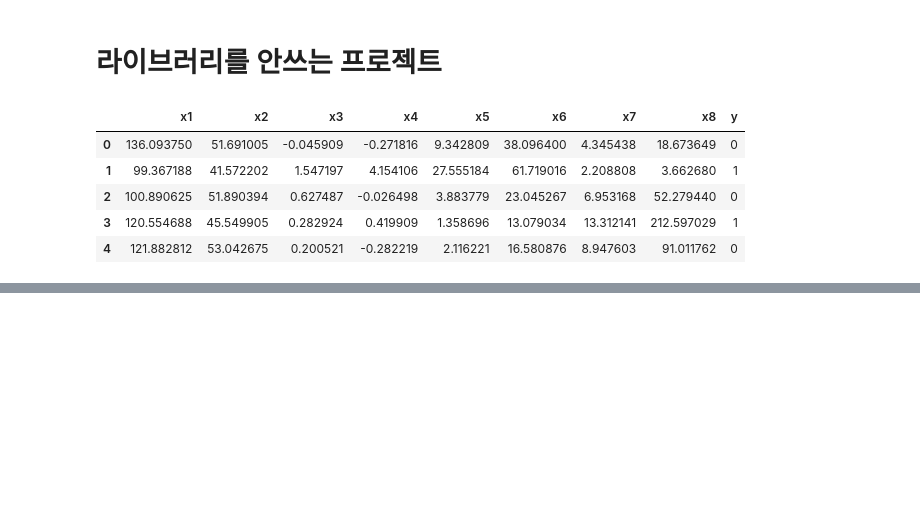
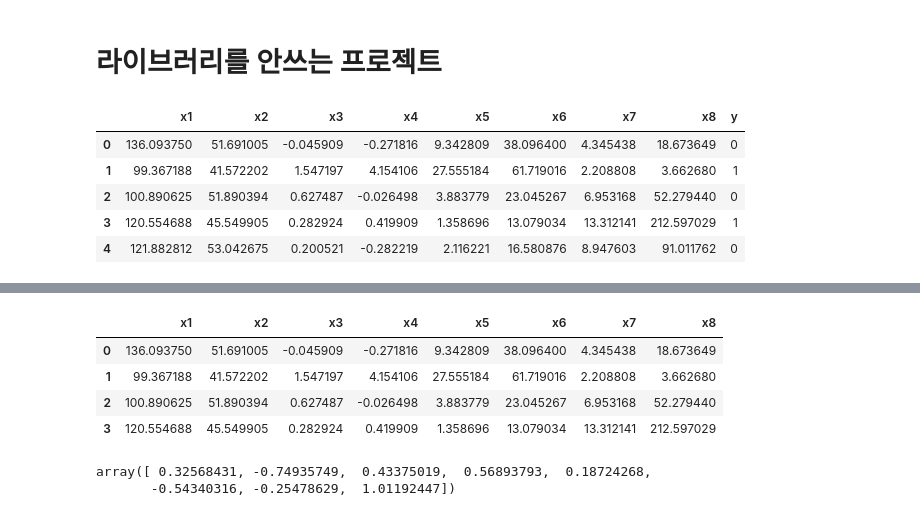
Before and after one commit to youngwoo3283/projectcp1_ANN, a Jupyter notebook: 프로젝트_cp1.ipynb, the cells around one changed output, grey strips where cells are left out. Cells and saved outputs as stored; diff of their text form; code cells hidden in the pictures; blank space fills up the shorter version.

```diff
--- a/프로젝트_cp1.ipynb
+++ b/프로젝트_cp1.ipynb
@@ -142,0 +137,25 @@ def data_shu(df):
+# %%
+#미니 배치로 데이터 나누기
+
+def mini_batch(df):
+  #4개씩 x_train을 나누기
+  mini_1 = df.iloc[0:4,:]
+  mini_2 = df.iloc[4:8,:]
+  mini_3 = df.iloc[8:12,:]
+  mini_4 = df.iloc[12:16,:]
+  return mini_1,mini_2,mini_3,mini_4
+# %%
+mini_1,mini_2,mini_3,mini_4 = mini_batch(X_train)
+# %%
+mini_1
+# %% [output]
+|  | x1 | x2 | x3 | x4 | x5 | x6 | x7 | x8 |
+| 0 | 136.093750 | 51.691005 | -0.045909 | -0.271816 | 9.342809 | 38.096400 | 4.345438 | 18.673649 |
+| 1 | 99.367188 | 41.572202 | 1.547197 | 4.154106 | 27.555184 | 61.719016 | 2.208808 | 3.662680 |
+| 2 | 100.890625 | 51.890394 | 0.627487 | -0.026498 | 3.883779 | 23.045267 | 6.953168 | 52.279440 |
+| 3 | 120.554688 | 45.549905 | 0.282924 | 0.419909 | 1.358696 | 13.079034 | 13.312141 | 212.597029 |
+# %%
+node_wei
+# %% [output]
+array([ 0.32568431, -0.74935749,  0.43375019,  0.56893793,  0.18724268,
+       -0.54340316, -0.25478629,  1.01192447])
```
Also changed, not shown: parts of 11 cells of this notebook.
